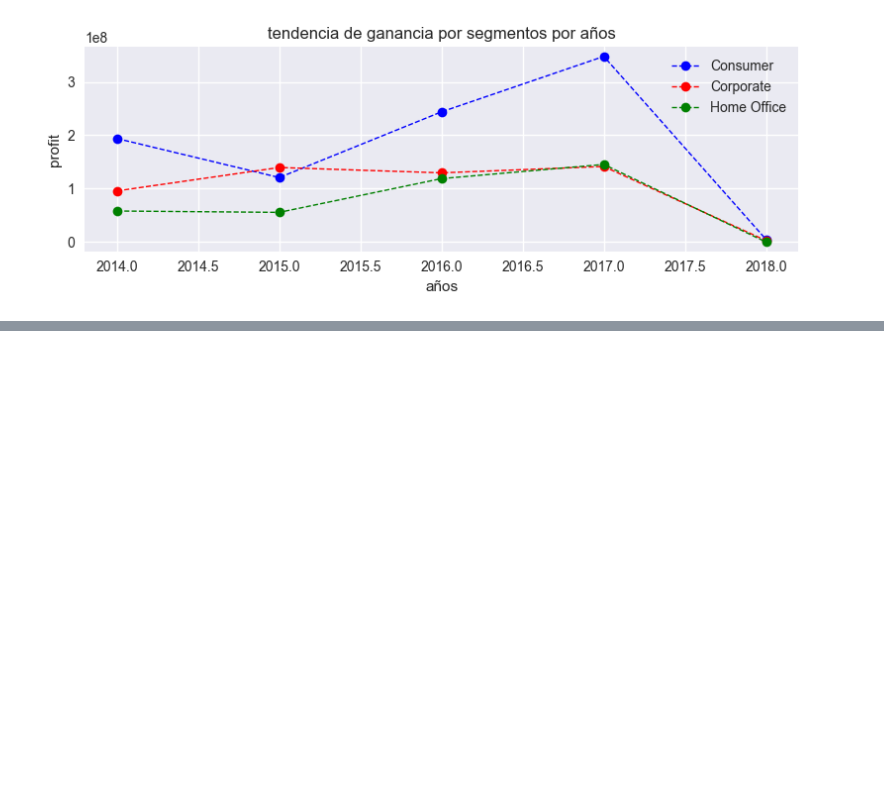
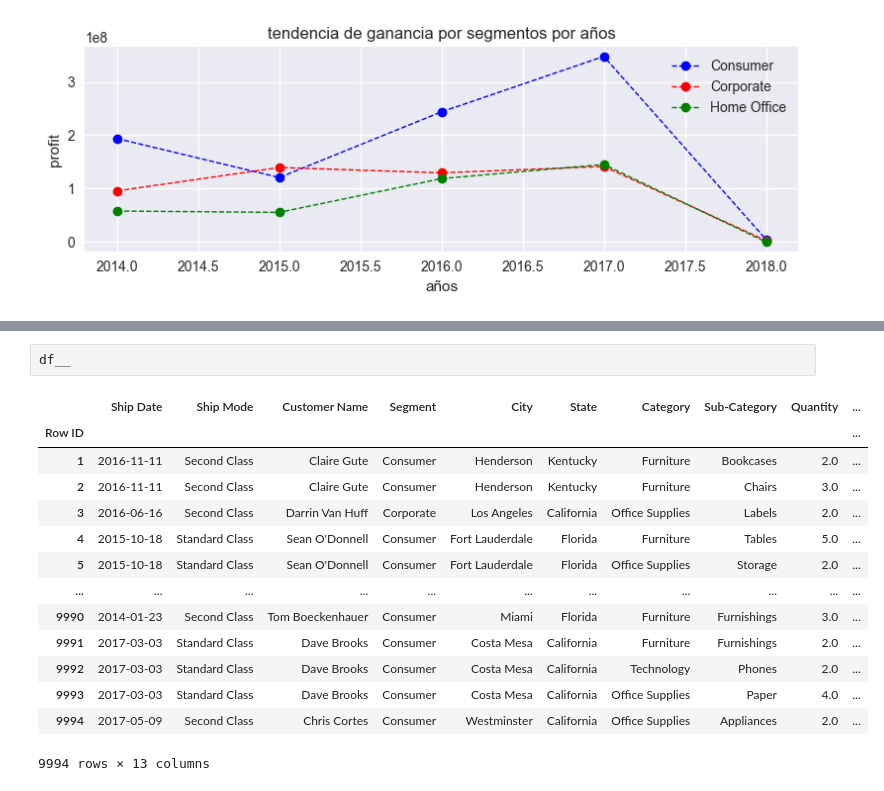
Before and after one commit to repos-especializacion-UdeA/tarea-fundamentos, a Jupyter notebook: entrega_udea_.ipynb, the cells around one changed output, grey strips where cells are left out. Saved outputs shown, nothing was run; the diff lists cells and outputs as text; blank space fills up the shorter version.

```diff
--- a/entrega_udea_.ipynb
+++ b/entrega_udea_.ipynb
@@ -325,0 +335,17 @@ plt.show()
+# %%
+df__
+# %% [output]
+|  | Ship Date | Ship Mode | Customer Name | Segment | City | State | Category | Sub-Category | Quantity | ... |
+| Row ID |  |  |  |  |  |  |  |  |  | ... |
+| 1 | 2016-11-11 | Second Class | Claire Gute | Consumer | Henderson | Kentucky | Furniture | Bookcases | 2.0 | ... |
+| 2 | 2016-11-11 | Second Class | Claire Gute | Consumer | Henderson | Kentucky | Furniture | Chairs | 3.0 | ... |
+| 3 | 2016-06-16 | Second Class | Darrin Van Huff | Corporate | Los Angeles | California | Office Supplies | Labels | 2.0 | ... |
+| 4 | 2015-10-18 | Standard Class | Sean O'Donnell | Consumer | Fort Lauderdale | Florida | Furniture | Tables | 5.0 | ... |
+| 5 | 2015-10-18 | Standard Class | Sean O'Donnell | Consumer | Fort Lauderdale | Florida | Office Supplies | Storage | 2.0 | ... |
+| ... | ... | ... | ... | ... | ... | ... | ... | ... | ... | ... |
+| 9990 | 2014-01-23 | Second Class | Tom Boeckenhauer | Consumer | Miami | Florida | Furniture | Furnishings | 3.0 | ... |
+| 9991 | 2017-03-03 | Standard Class | Dave Brooks | Consumer | Costa Mesa | California | Furniture | Furnishings | 2.0 | ... |
+| 9992 | 2017-03-03 | Standard Class | Dave Brooks | Consumer | Costa Mesa | California | Technology | Phones | 2.0 | ... |
+| 9993 | 2017-03-03 | Standard Class | Dave Brooks | Consumer | Costa Mesa | California | Office Supplies | Paper | 4.0 | ... |
+| 9994 | 2017-05-09 | Second Class | Chris Cortes | Consumer | Westminster | California | Office Supplies | Appliances | 2.0 | ... |
+9994 rows × 13 columns
```
Also changed, not shown: parts of 6 cells of this notebook.
